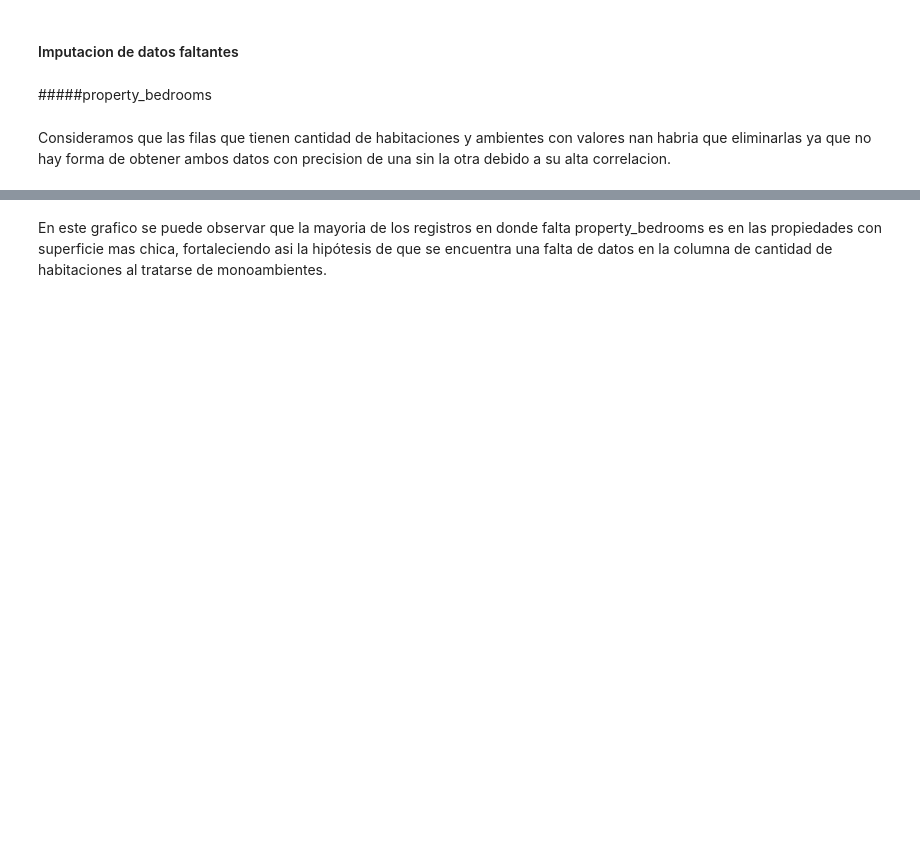
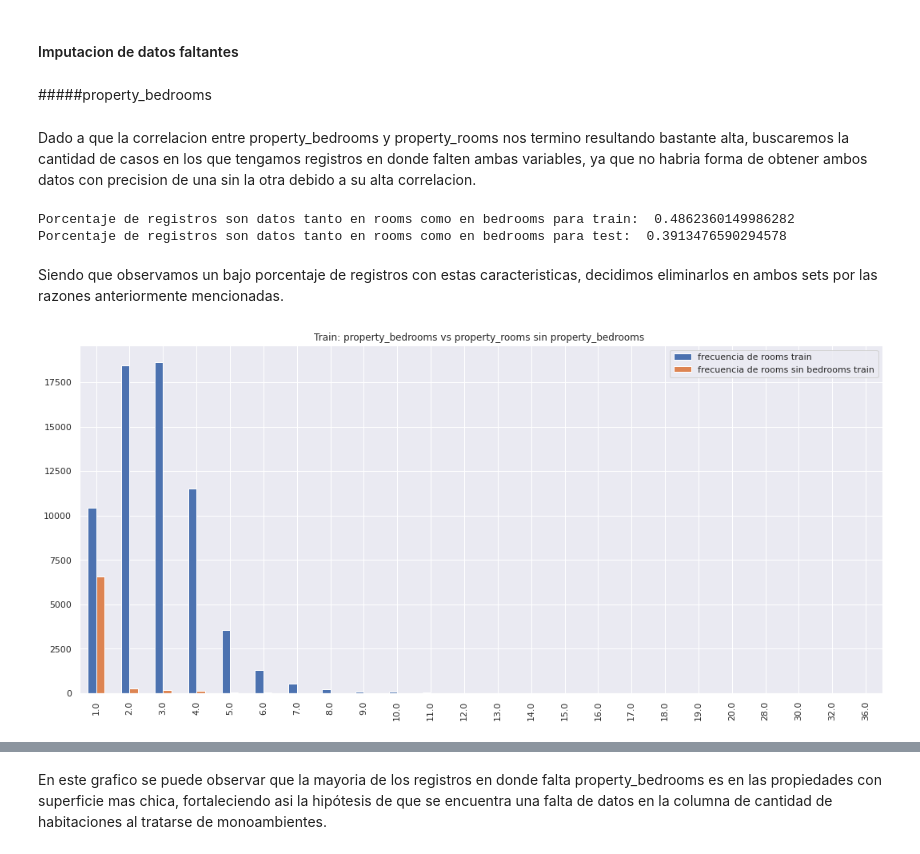
Before and after one commit to LucianoTrujillo/7506R-2C2022-GRUPO10, a Jupyter notebook: 7506R_TP1_GRUPO10_ENTREGA.ipynb, the cells around one changed output, grey strips where cells are left out. Saved outputs shown, nothing was run; the diff lists cells and outputs as text; code cells hidden in the pictures; blank space fills up the shorter version.

```diff
--- a/7506R_TP1_GRUPO10_ENTREGA.ipynb
+++ b/7506R_TP1_GRUPO10_ENTREGA.ipynb
@@ -758,0 +1088,11 @@ registros_sin_ubi.shape
+# %%
+cond_barrio_nan = x_train['place_l3'].isna()
+registros_sin_ubi = x_train[cond_longitud_nan & cond_latitud_nan & cond_barrio_nan ]#& cond_sector_barrial_nan]
+registros_sin_ubi.shape
+
+cond_barrio_nan_test = x_test['place_l3'].isna()
+registros_sin_ubi_test = x_test[cond_longitud_nan_test & cond_latitud_nan_test & cond_barrio_nan_test ]#& cond_sector_barrial_nan]
+registros_sin_ubi_test.shape
+
+print('Porcentaje de registros sin ninguna referencia sobre la ubicacion en train: ', registros_sin_ubi.shape[0]*100/x_train.shape[0])
+print('Porcentaje de registros sin ninguna referencia sobre la ubicacion en test: ', registros_sin_ubi_test.shape[0]*100/x_test.shape[0])
@@ -761,3 +1104,4 @@ Tendría sentido remover estos registros dado que no hay variables con uan relac
 # %%
-ds_filtrado.drop(registros_sin_ubi.index, inplace=True)
+x_test.drop(registros_sin_ubi_test.index, inplace=True)
+x_train.drop(registros_sin_ubi.index, inplace=True)
 # %% [markdown]
@@ -782,2 +1127,2 @@ registros_sin_rooms_ni_bedrooms.shape
 # %% [markdown]
-Consideramos que las filas que tienen cantidad de habitaciones y ambientes con valores nan habria que eliminarlas ya que no hay forma de obtener ambos datos con precision de una sin la otra debido a su alta correlacion.
+Dado a que la correlacion entre property_bedrooms y property_rooms nos termino resultando bastante alta, buscaremos la cantidad de casos en los que tengamos registros en donde falten ambas variables, ya que no habria forma de obtener ambos datos con precision de una sin la otra debido a su alta correlacion.
@@ -786,12 +1129,33 @@ ds_filtrado.drop(registros_sin_rooms_ni_bedrooms.index, inplace=True)
+# %%
+cond_habitaciones_nan_train = x_train['property_bedrooms'].isna()
+cond_ambientes_nan_train = x_train['property_rooms'].isna()
+registros_sin_rooms_ni_bedrooms_train = x_train[cond_habitaciones_nan_train & cond_ambientes_nan_train]
+
+cond_habitaciones_nan_test = x_test['property_bedrooms'].isna()
+cond_ambientes_nan_test = x_test['property_rooms'].isna()
+registros_sin_rooms_ni_bedrooms_test = x_test[cond_habitaciones_nan_test & cond_ambientes_nan_test]
+
+print('Porcentaje de registros son datos tanto en rooms como en bedrooms para train: ', registros_sin_rooms_ni_bedrooms_train.shape[0]*100/x_train.shape[0])
+print('Porcentaje de registros son datos tanto en rooms como en bedrooms para test: ', registros_sin_rooms_ni_bedrooms_test.shape[0]*100/x_test.shape[0])
+# %% [output]
+Porcentaje de registros son datos tanto en rooms como en bedrooms para train:  0.4862360149986282
+Porcentaje de registros son datos tanto en rooms como en bedrooms para test:  0.3913476590294578
+# %% [markdown]
+Siendo que observamos un bajo porcentaje de registros con estas caracteristicas, decidimos eliminarlos en ambos sets por las razones anteriormente mencionadas.
+# %%
+x_test.drop(registros_sin_rooms_ni_bedrooms_test.index, inplace=True)
+x_train.drop(registros_sin_rooms_ni_bedrooms_train.index, inplace=True)
 # %%
-temp_sin_bedrooms = ds_filtrado[ds_filtrado.property_bedrooms.isna()]
+temp_sin_bedrooms_train = x_train[x_train.property_bedrooms.isna()]
 
 plotdata = pd.DataFrame({
-    "frecuencia de rooms":ds_filtrado.property_rooms.value_counts(),
-    "frecuencia de rooms sin bedrooms":temp_sin_bedrooms.property_rooms.value_counts(),
+    "frecuencia de rooms train":x_train.property_rooms.value_counts(),
+    "frecuencia de rooms sin bedrooms train":temp_sin_bedrooms_train.property_rooms.value_counts(),
     },
 )
 
 plotdata.plot(kind="bar", figsize=(18,8))
-plt.title("property_bedrooms vs property_rooms sin property_bedrooms ")
+plt.title("Train: property_bedrooms vs property_rooms sin property_bedrooms ")
 plt.xlabel = "property_rooms"
+# %% [output]
+[figure, added]
```
Also changed, not shown: parts of 147 cells of this notebook.
